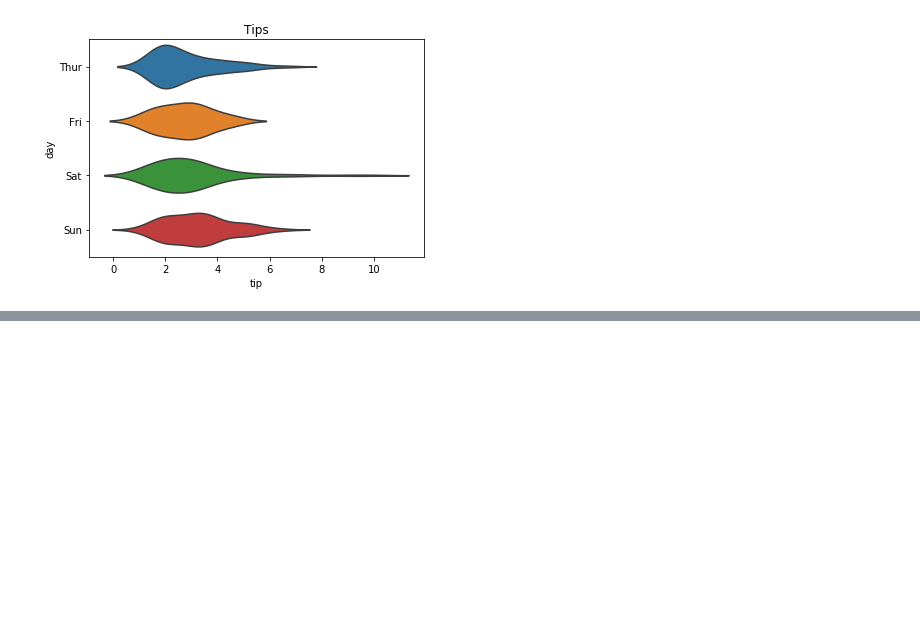
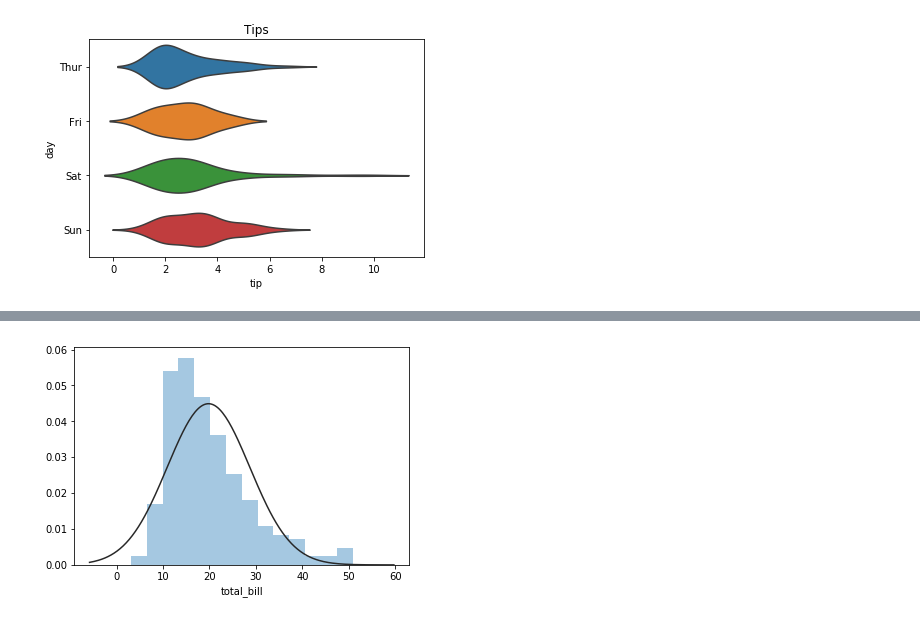
Before and after one commit to ajaytech002/visualization, a Jupyter notebook: Seaborn Demo Examples.ipynb, the cells around one changed output, grey strips where cells are left out. Cells and saved outputs as stored; diff of their text form; code cells hidden in the pictures; blank space fills up the shorter version.

```diff
--- a/Seaborn Demo Examples.ipynb
+++ b/Seaborn Demo Examples.ipynb
@@ -689,0 +714,6 @@ plt.show()
+# %%
+from scipy.stats import norm
+sns.distplot(a=tips['total_bill'],fit=norm,kde=False)
+plt.show()
+# %% [output]
+[figure, added]
```
Also changed, not shown: parts of 6 cells of this notebook, 3 other files.
